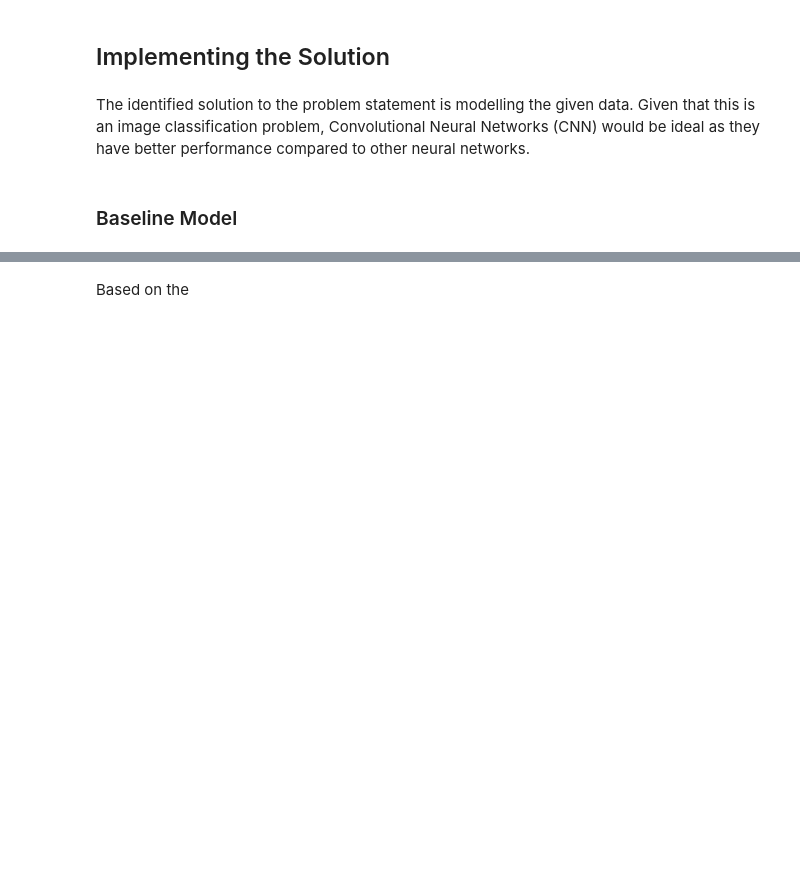
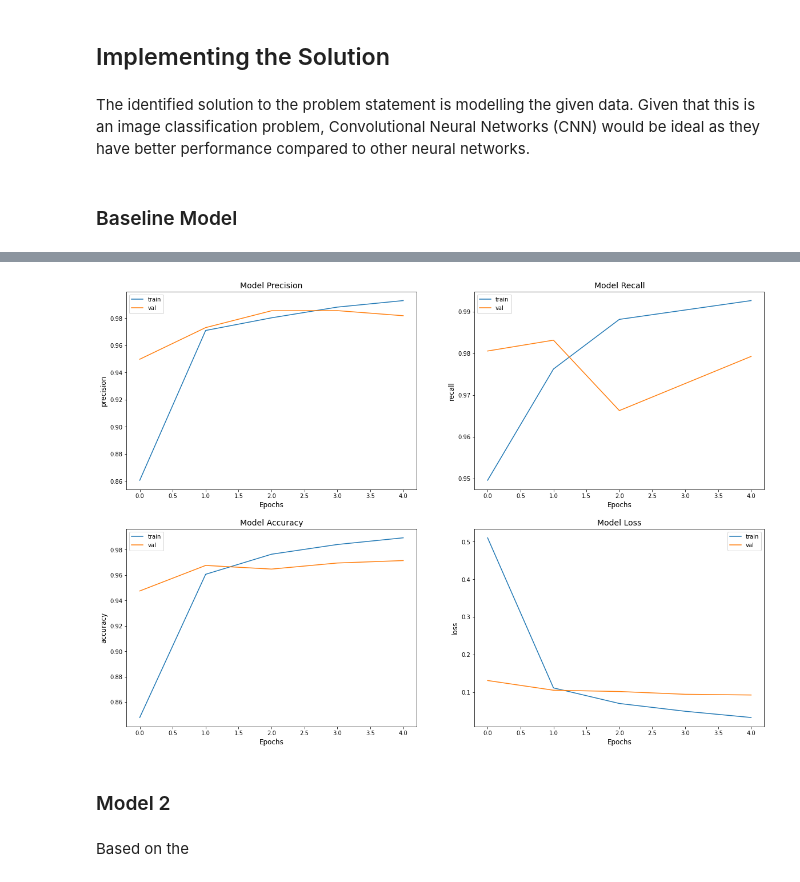
Before and after one commit to fredtush/Image-Classification-with-CNN, a Jupyter notebook: Image_Classification_with_Deep_Learning.ipynb, the cells around one changed output, grey strips where cells are left out. Drawn from its saved outputs; the diff is of its cells as text; code cells hidden in the pictures; blank space fills up the shorter version.

Commit message:
Added precision and recall scores

```diff
--- a/Image_Classification_with_Deep_Learning.ipynb
+++ b/Image_Classification_with_Deep_Learning.ipynb
@@ -379,8 +379,7 @@ baseline_model.add(Dense(num_classes, activation='sigmoid'))
 
 baseline_model.compile(optimizer ='adam',
                        loss = "binary_crossentropy",
-                       metrics = [tf.keras.metrics.Recall(),
-                                  tf.keras.metrics.Precision()])
+                       metrics = ['accuracy', tf.keras.metrics.Recall(), tf.keras.metrics.Precision()])
 # %%
 # fit baseline model
 
@@ -451,3 +402,33 @@ sk_model = scikit_learn.KerasClassifier(baseline_model, epochs = 5, batch_size =
+# %%
+def plotting_visualizations(fitted_model):
+    """
+    Takes in a fitted model and returns a plot of all scores used in said model.
+    """
+    # setting font size
+    title_font_dict = {'size': 14}
+    labels_font_dict = {'size': 12}
+
+    fig, ax = plt.subplots(2, 2, figsize=(20, 14))
+    ax = ax.ravel()
+
+    for i, score in enumerate(['precision', 'recall', 'accuracy', 'loss']):
+        # Plot for train scores
+        ax[i].plot(fitted_model.history[score])
+        # plot for val/test scores
+        ax[i].plot(fitted_model.history['val_' + score])
+
+        ax[i].set_title('Model {}'.format(score).title(), title_font_dict)
+        ax[i].set_xlabel('Epochs', labels_font_dict)
+        ax[i].set_ylabel(score, labels_font_dict)
+        ax[i].legend(['train', 'val'])
+# %%
+# baseline scores plots
+
+plotting_visualizations(result1)
+# %% [output]
+[figure, added]
+# %% [markdown]
+### Model 2
 # %% [markdown]
 Based on the
 # %%
```
Also changed, not shown: parts of 10 cells of this notebook.
